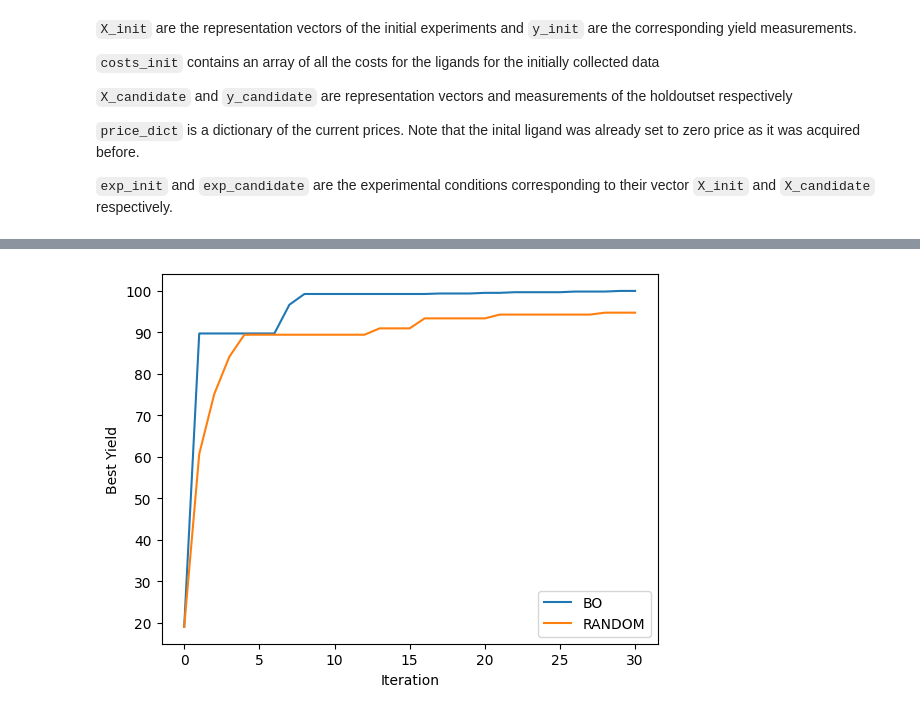
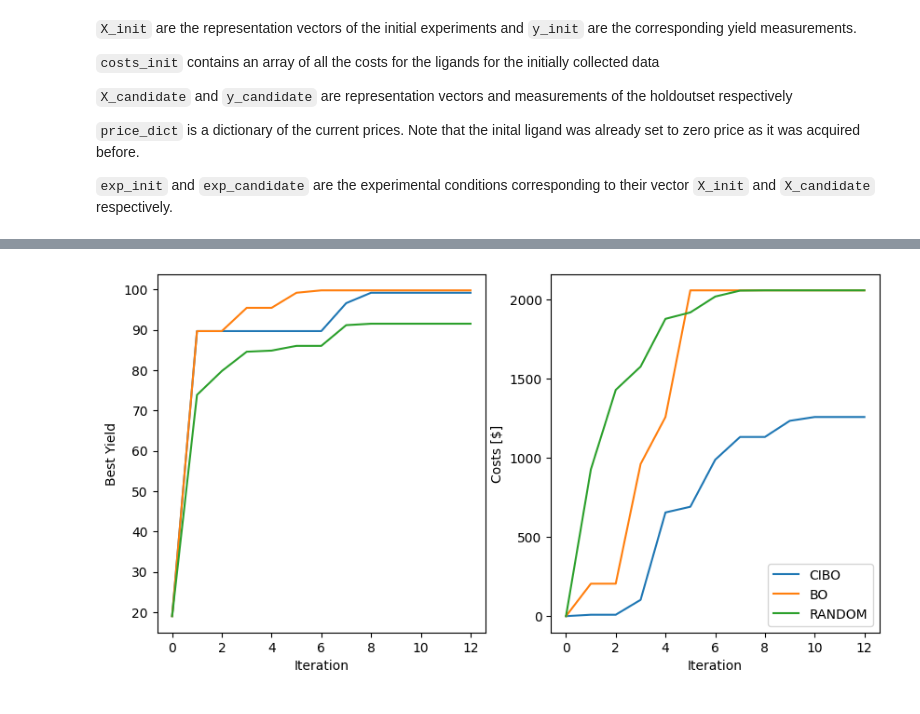
Before and after one commit to lcmd-epfl/cibo, a Jupyter notebook: tutorial.ipynb, the cells around one changed output, grey strips where cells are left out. Saved outputs shown, nothing was run; the diff lists cells and outputs as text; code cells hidden in the pictures.

```diff
--- a/tutorial.ipynb
+++ b/tutorial.ipynb
@@ -193,10 +199,10 @@ Next we will just show a simple example how to perform a Cost-informed Bayesion
 # %%
-conf = {
+confs =[{
     "dataset": "BMS",
     "init_strategy": "worst_ligand",
     "cost_aware": True,
     "n_runs": 5,
-    "n_iter": 15,
+    "n_iter": 12,
     "batch_size": 5,
     "ntrain": 200,
     "prices": "update_ligand_when_used",
@@ -204,7 +210,21 @@ conf = {
     "acq_func": "NEI",
     "label": "BMS_COST_GP_NEI",
     "cost_mod": "minus",
-}
+},
+{
+    "dataset": "BMS",
+    "init_strategy": "worst_ligand",
+    "cost_aware": False,
+    "n_runs": 5,
+    "n_iter": 12,
+    "batch_size": 5,
+    "ntrain": 200,
+    "prices": "update_ligand_when_used",
+    "surrogate": "GP",
+    "acq_func": "NEI",
+    "label": "BMS_NORMAL_GP_NEI",
+    "cost_mod": "minus",
+}]
 # %%
 from utils import (
     create_aligned_transposed_price_table,
@@ -371,16 +422,36 @@ Ligand 1  | Ligand 2  | Ligand 3  | Ligand 4  | Ligand 5  | Ligand 6  | Ligand 7
 # %%
-CIBO = np.mean(y_better_BO_ALL, axis=0)
-RANDOM = np.mean(y_better_RANDOM_ALL, axis=0)
+CIBO = np.mean(RESULTS["CIBO"]["y_better"], axis=0)
+BO = np.mean(RESULTS["BO"]["y_better"], axis=0)
+
+CIBO_COST = np.mean(RESULTS["CIBO"]["running_costs"], axis=0)
+BO_COST = np.mean(RESULTS["BO"]["running_costs"], axis=0)
 
 
-fig, ax = plt.subplots()
-ax.plot(CIBO, label="CIBO")
-ax.plot(RANDOM, label="RANDOM")
+RANDOM = np.mean(y_better_RANDOM_ALL, axis=0)
+RANDOM_COST = np.mean(running_costs_RANDOM_ALL, axis=0)
 
-ax.set_xlabel("Iteration")
-ax.set_ylabel("Best Yield")
+
+fig, ax = plt.subplots(1, 2, figsize=(10, 5))
+ax[0].plot(CIBO, label="CIBO")
+ax[0].plot(BO, label="BO")
+ax[0].plot(RANDOM, label="RANDOM")
+
+
+ax[1].plot(CIBO_COST, label="CIBO")
+ax[1].plot(BO_COST, label="BO")
+ax[1].plot(RANDOM_COST, label="RANDOM")
+
+
+
+
+ax[0].set_xlabel("Iteration")
+ax[0].set_ylabel("Best Yield")
+
+ax[1].set_xlabel("Iteration")
+ax[1].set_ylabel("Costs [$]")
+
 
 plt.legend()
 plt.show()
 # %% [output]
-[figure, old version]
+[figure, new version]
```
Also changed, not shown: parts of 8 cells of this notebook, 1 other file.
